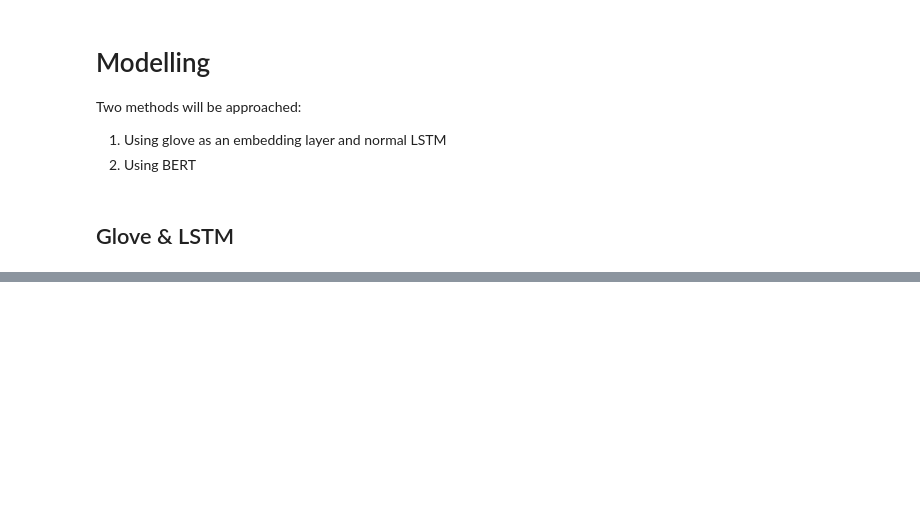
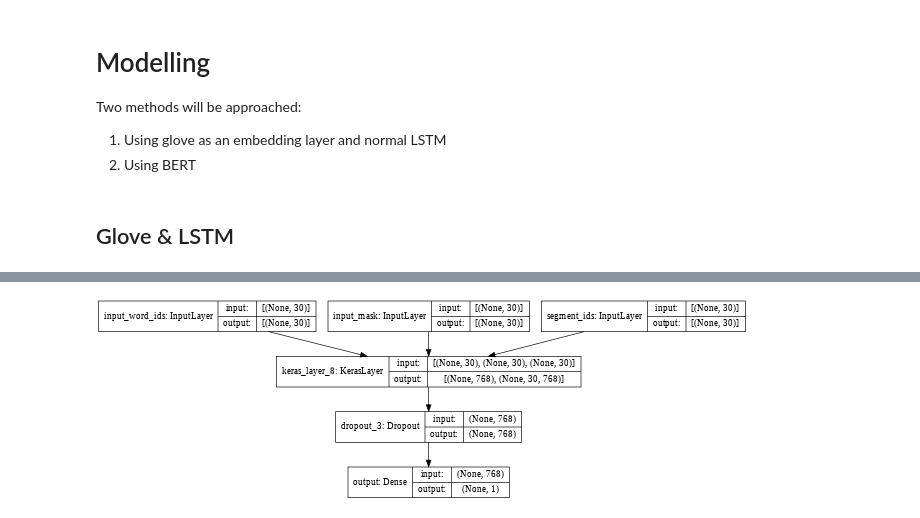
Before and after one commit to KimaniKibuthu/Disaster-Tweets, a Jupyter notebook: Natural_Disaster_Tweets.ipynb, the cells around one changed output, grey strips where cells are left out. Saved outputs shown, nothing was run; the diff lists cells and outputs as text; code cells hidden in the pictures; blank space fills up the shorter version.

Commit message:
Improved with BERT

```diff
--- a/Natural_Disaster_Tweets.ipynb
+++ b/Natural_Disaster_Tweets.ipynb
@@ -312,0 +750,27 @@ Epoch 50/50
+# %%
+bert_layer = hub.KerasLayer("https://tfhub.dev/tensorflow/bert_multi_cased_L-12_H-768_A-12/2",
+                            trainable=True)
+# %%
+num_class = 1  # Based on available class selection
+max_seq_length = 30  # we calculated this a couple cells ago
+
+input_word_ids = tf.keras.layers.Input(shape=(max_seq_length,), dtype=tf.int32,
+                                       name="input_word_ids")
+input_mask = tf.keras.layers.Input(shape=(max_seq_length,), dtype=tf.int32,
+                                   name="input_mask")
+segment_ids = tf.keras.layers.Input(shape=(max_seq_length,), dtype=tf.int32,
+                                    name="segment_ids")
+
+pooled_output, sequence_output = bert_layer([input_word_ids, input_mask, segment_ids])
+
+output = tf.keras.layers.Dropout(rate=0.1)(pooled_output)
+
+output = tf.keras.layers.Dense(num_class, activation='sigmoid', name='output')(output)
+
+model = tf.keras.Model(
+    inputs={
+        'input_word_ids': input_word_ids,
+        'input_mask': input_mask,
+        'input_type_ids': segment_ids
+        },
+        outputs=output)
@@ -312,0 +789,4 @@ Epoch 50/50
+# %%
+tf.keras.utils.plot_model(model, show_shapes=True, dpi=48)
+# %% [output]
+[figure, added]
```
Also changed, not shown: parts of 36 cells of this notebook.
